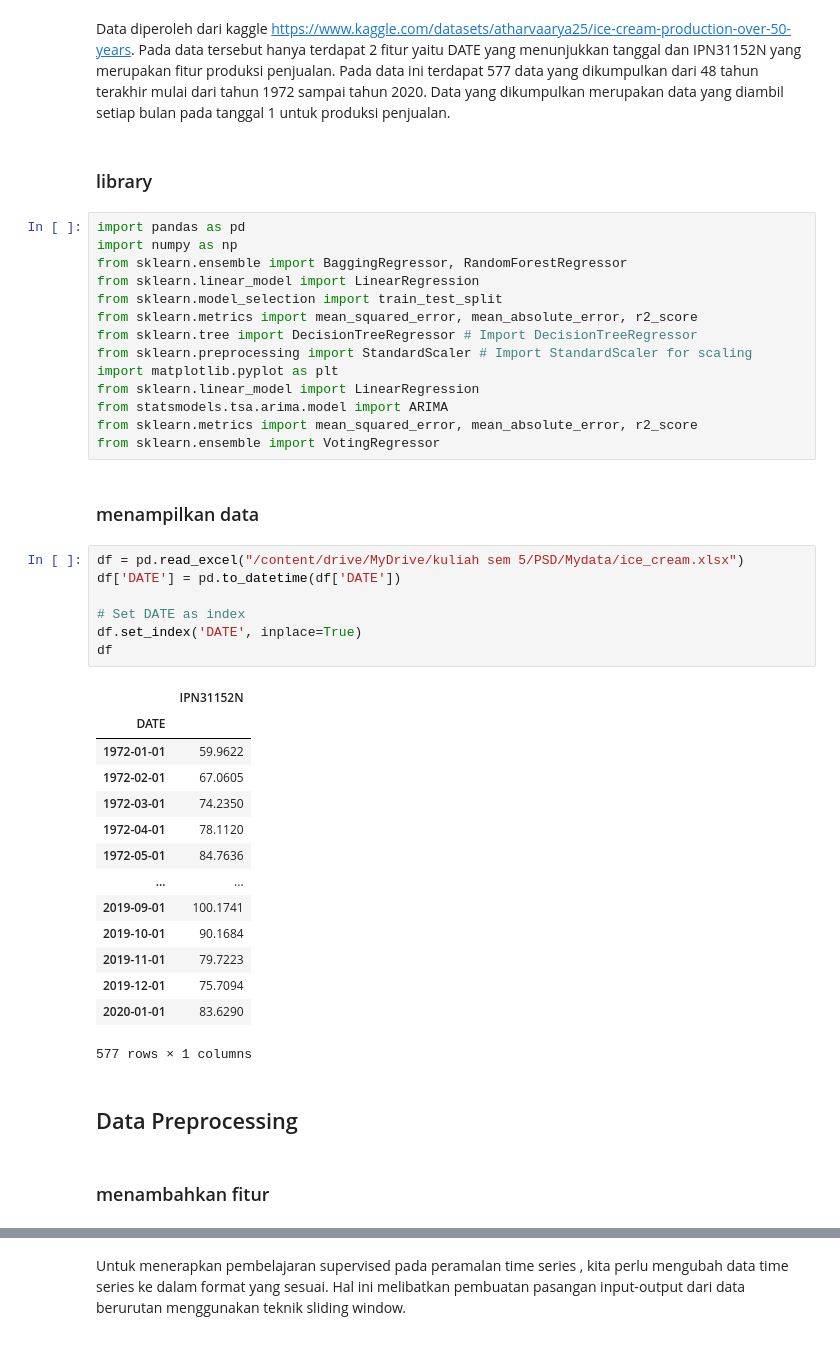
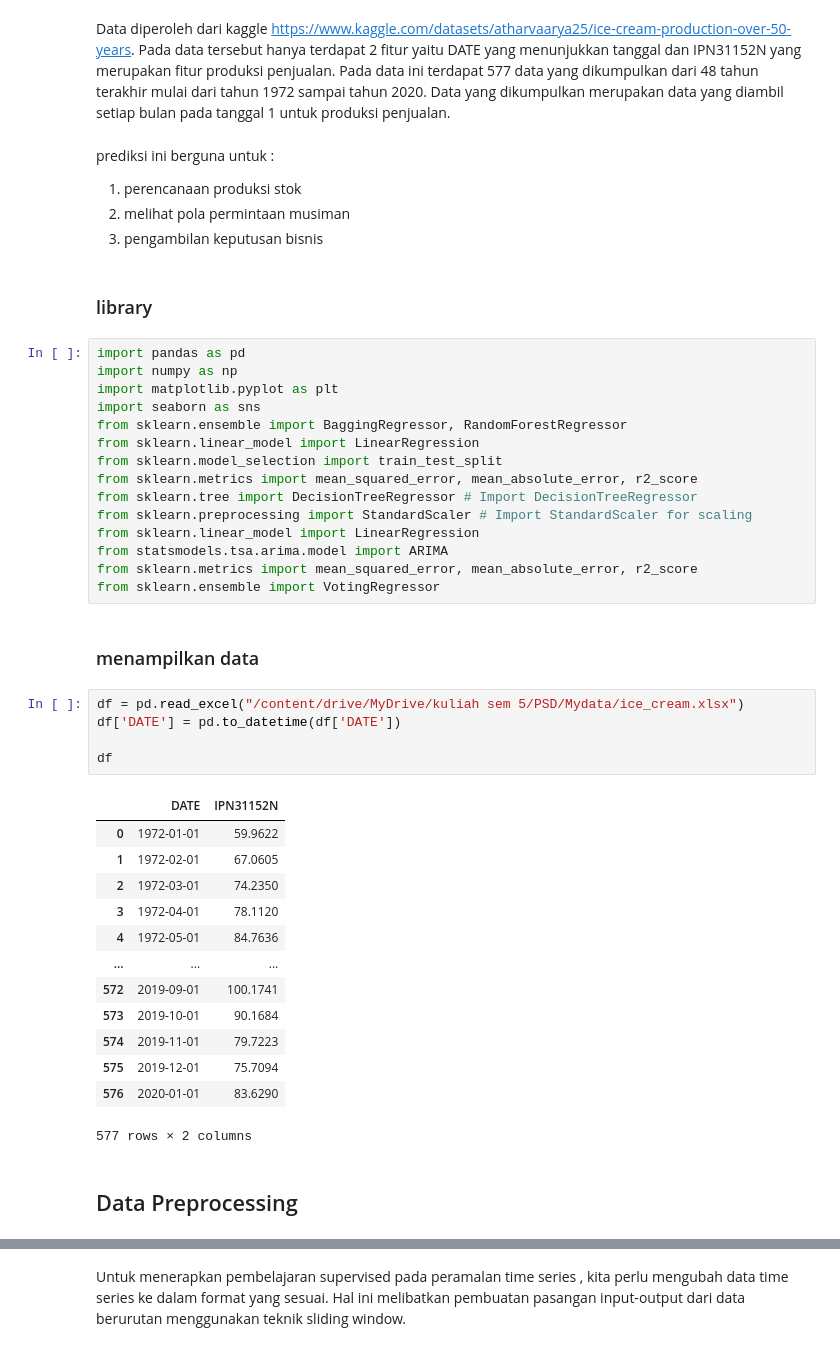
Before and after one commit to zulfalaila/psd_uts, a Jupyter notebook: _build/html/_sources/UTS_PSD.ipynb, the cells around one changed output, grey strips where cells are left out. Cells and saved outputs as stored; diff of their text form.

```diff
--- a/_build/html/_sources/UTS_PSD.ipynb
+++ b/_build/html/_sources/UTS_PSD.ipynb
@@ -10,18 +10,25 @@
 ## Data Understanding
 # %% [markdown]
 Data diperoleh dari kaggle https://www.kaggle.com/datasets/atharvaarya25/ice-cream-production-over-50-years. Pada data tersebut hanya terdapat 2 fitur yaitu DATE yang menunjukkan tanggal dan IPN31152N yang merupakan fitur produksi penjualan. Pada data ini terdapat 577 data yang dikumpulkan dari 48 tahun terakhir mulai dari tahun 1972 sampai tahun 2020. Data yang dikumpulkan merupakan data yang diambil setiap bulan pada tanggal 1 untuk produksi penjualan.
+# %% [markdown]
+prediksi ini berguna untuk :
+
+1.   perencanaan produksi stok
+2.   melihat pola permintaan musiman
+3.   pengambilan keputusan bisnis
 # %% [markdown]
 ### library
 # %%
 import pandas as pd
 import numpy as np
+import matplotlib.pyplot as plt
+import seaborn as sns
 from sklearn.ensemble import BaggingRegressor, RandomForestRegressor
 from sklearn.linear_model import LinearRegression
 from sklearn.model_selection import train_test_split
 from sklearn.metrics import mean_squared_error, mean_absolute_error, r2_score
 from sklearn.tree import DecisionTreeRegressor # Import DecisionTreeRegressor
 from sklearn.preprocessing import StandardScaler # Import StandardScaler for scaling
-import matplotlib.pyplot as plt
 from sklearn.linear_model import LinearRegression
 from statsmodels.tsa.arima.model import ARIMA
 from sklearn.metrics import mean_squared_error, mean_absolute_error, r2_score
@@ -31,26 +38,21 @@ from sklearn.ensemble import VotingRegressor
 # %%
 df = pd.read_excel("/content/drive/MyDrive/kuliah sem 5/PSD/Mydata/ice_cream.xlsx")
 df['DATE'] = pd.to_datetime(df['DATE'])
 
-# Set DATE as index
-df.set_index('DATE', inplace=True)
 df
 # %% [output]
-|  | IPN31152N |
-| DATE |  |
-| 1972-01-01 | 59.9622 |
-| 1972-02-01 | 67.0605 |
-| 1972-03-01 | 74.2350 |
-| 1972-04-01 | 78.1120 |
-| 1972-05-01 | 84.7636 |
-| ... | ... |
-| 2019-09-01 | 100.1741 |
-| 2019-10-01 | 90.1684 |
-| 2019-11-01 | 79.7223 |
-| 2019-12-01 | 75.7094 |
-| 2020-01-01 | 83.6290 |
+|  | DATE | IPN31152N |
+| 0 | 1972-01-01 | 59.9622 |
+| 1 | 1972-02-01 | 67.0605 |
+| 2 | 1972-03-01 | 74.2350 |
+| 3 | 1972-04-01 | 78.1120 |
+| 4 | 1972-05-01 | 84.7636 |
+| ... | ... | ... |
+| 572 | 2019-09-01 | 100.1741 |
+| 573 | 2019-10-01 | 90.1684 |
+| 574 | 2019-11-01 | 79.7223 |
+| 575 | 2019-12-01 | 75.7094 |
+| 576 | 2020-01-01 | 83.6290 |
-577 rows × 1 columns
+577 rows × 2 columns
 # %% [markdown]
 ## Data Preprocessing
-# %% [markdown]
-### menambahkan fitur
```
Also changed, not shown: parts of 11 cells of this notebook, 25 other files.
